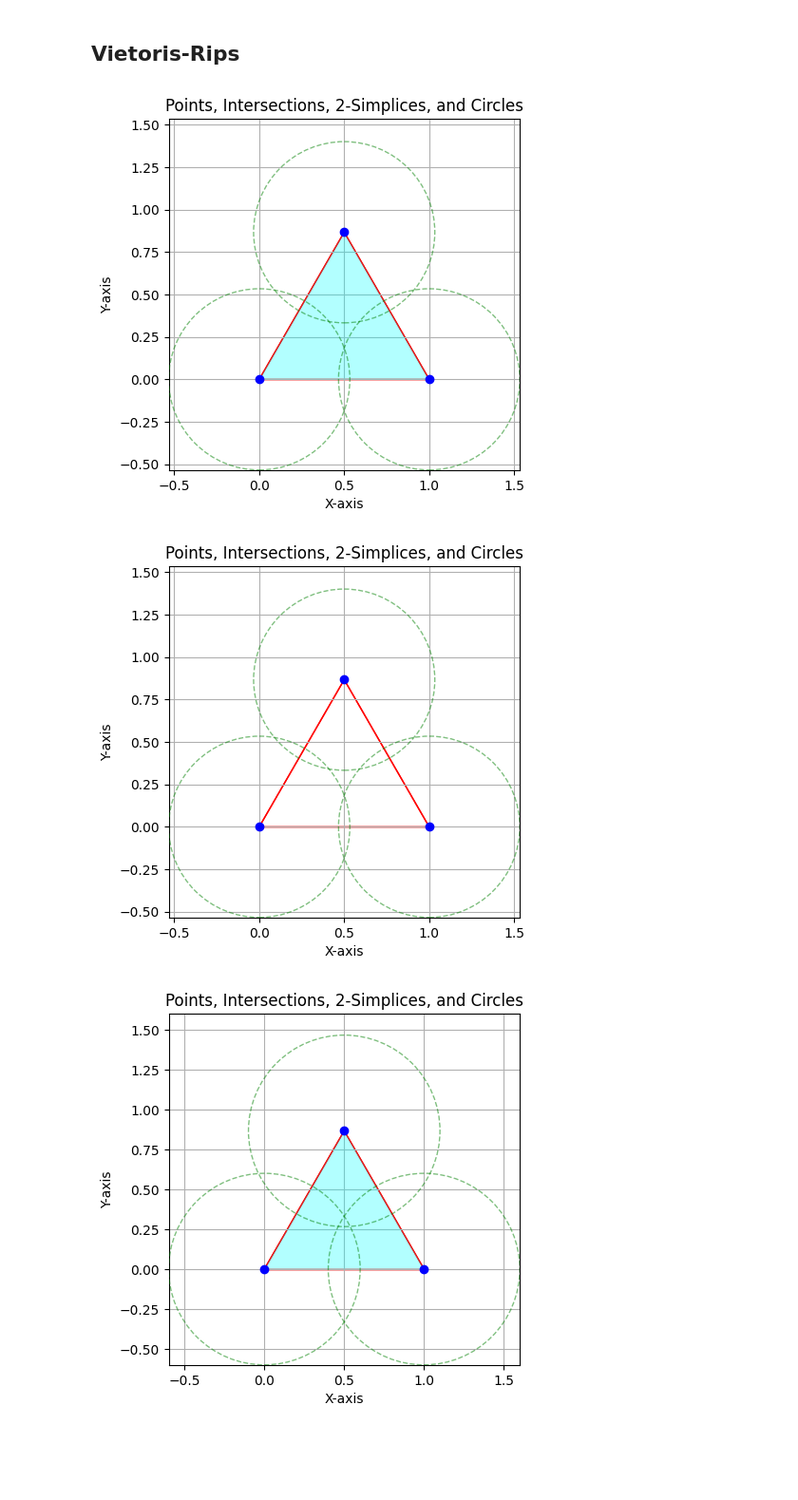
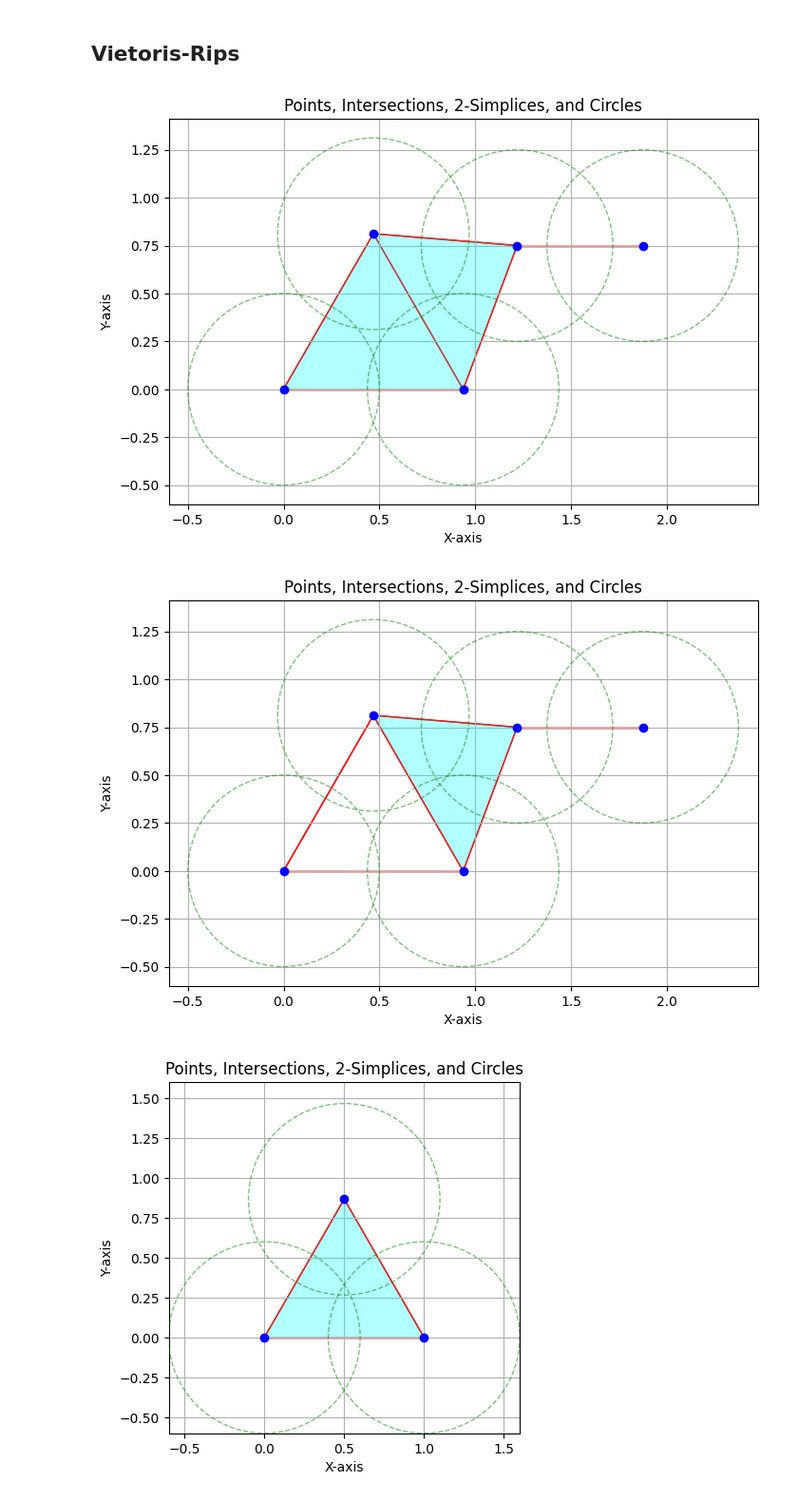
Before and after one commit to tobbensol/masters-thesis, a Jupyter notebook: topology testing/simplical methods.ipynb, the cells around one changed output. Shown at 95% size. Cells and saved outputs as stored; diff of their text form; code cells hidden in the pictures; blank space fills up the shorter version.

```diff
--- a/topology testing/simplical methods.ipynb
+++ b/topology testing/simplical methods.ipynb
@@ -16,16 +16,19 @@ def plot_points_and_lines_with_simplices(points: List[Tuple[float, float]], inte
                                          draw_circles: bool = False):
     """Plot points, lines between intersecting points, fill 2-simplices, and optionally draw circles."""
 
+    # Create figure and axis
+    fig, ax = plt.subplots(figsize=(8, 8))
+
     # Plot points
     x_coords = [p[0] for p in points]
     y_coords = [p[1] for p in points]
-    plt.scatter(x_coords, y_coords, color='blue', zorder=5)
+    ax.scatter(x_coords, y_coords, color='blue', zorder=5)
 
     # Plot circles around the points if draw_circles is True
     if draw_circles:
         for i, (x, y) in enumerate(points):
             circle = plt.Circle((x, y), epsilon, color='green', fill=False, linestyle='--', alpha=0.5, zorder=3)
-            plt.gca().add_patch(circle)  # Add the circle to the plot
+            ax.add_patch(circle)  # Add the circle to the plot
 
     # Plot lines based on the intersection data
     for i, connected_points in enumerate(intersections):
@@ -33,24 +36,25 @@ def plot_points_and_lines_with_simplices(points: List[Tuple[float, float]], inte
             # Draw a line between points[i] and points[j]
             x_values = [points[i][0], points[j][0]]
             y_values = [points[i][1], points[j][1]]
-            plt.plot(x_values, y_values, 'r-', linewidth=1, zorder=1)  # Red lines with width 1
+            ax.plot(x_values, y_values, 'r-', linewidth=1, zorder=1)  # Red lines with width 1
 
     # Fill in the triangles (2-simplices)
     for simplex in all_2_simplices:
         i, j, k = simplex
         x_triangle = [points[i][0], points[j][0], points[k][0]]
         y_triangle = [points[i][1], points[j][1], points[k][1]]
-        plt.fill(x_triangle, y_triangle, 'cyan', alpha=0.3, zorder=2)  # Cyan with transparency
+        ax.fill(x_triangle, y_triangle, 'cyan', alpha=0.3, zorder=2)  # Cyan with transparency
 
     # Set labels and show plot
-    plt.xlabel('X-axis')
-    plt.ylabel('Y-axis')
-    plt.title('Points, Intersections, 2-Simplices, and Circles' if draw_circles else 'Points, Intersections, and 2-Simplices')
-    plt.grid(True)
-    plt.gca().set_aspect('equal', adjustable='box')  # Equal aspect ratio for proper circle display
-    plt.xlim([0-epsilon, 1+epsilon])
-    plt.ylim([0-epsilon, 1+epsilon])
-    plt.show()
+    ax.set_xlabel('X-axis')
+    ax.set_ylabel('Y-axis')
+    ax.set_title('Points, Intersections, 2-Simplices, and Circles' if draw_circles else 'Points, Intersections, and 2-Simplices')
+    ax.grid(True)
+    ax.set_aspect('equal', adjustable='box')  # Equal aspect ratio for proper circle display
+    ax.set_xlim([min(x_coords)-epsilon*1.2, max(x_coords)+epsilon*1.2])
+    ax.set_ylim([min(y_coords)-epsilon*1.2, max(y_coords)+epsilon*1.2])
+
+    return fig
 # %%
 def get_distance(p1: Tuple[float, float] , p2: Tuple[float, float]) -> float:
     x_dist = p1[0] - p2[0]
@@ -141,17 +145,20 @@ def visualize_points(x, y):
 # %%
 import numpy as np
 # %%
-epsilon = 8/15
-zero_simplices = [(0, 0), (1, 0), (1/2, np.sqrt(3)/2)]
+epsilon = 1/2
+zero_simplices = [(0, 0), (1, 0), (1/2, np.sqrt(3)/2), (1.3, 0.8), (2, 0.8)]
+for i in range(len(zero_simplices)):
+    zero_simplices[i] = (zero_simplices[i][0]*15/8/2, zero_simplices[i][1]*15/8/2)
 one_simplices = get_intersections(zero_simplices, epsilon)
 two_simplices = get_common_intersections(one_simplices)
 cech_two_simplices = test_cech(zero_simplices, two_simplices, epsilon)
 
 plot_points_and_lines_with_simplices(zero_simplices, one_simplices, two_simplices, epsilon, draw_circles=True)
-plot_points_and_lines_with_simplices(zero_simplices, one_simplices, cech_two_simplices, epsilon, draw_circles=True)
+fig = plot_points_and_lines_with_simplices(zero_simplices, one_simplices, cech_two_simplices, epsilon, draw_circles=True)
+fig.savefig("cech.svg", format="svg", dpi=1000)
 # %% [output]
-[figure, old version]
+[figure, new version]
-[figure, old version]
+[figure, new version]
 # %%
 epsilon = 9/15
 zero_simplices = [(0, 0), (1, 0), (1/2, np.sqrt(3)/2)]
```
Also changed, not shown: parts of 2 cells of this notebook, 3 other files.
